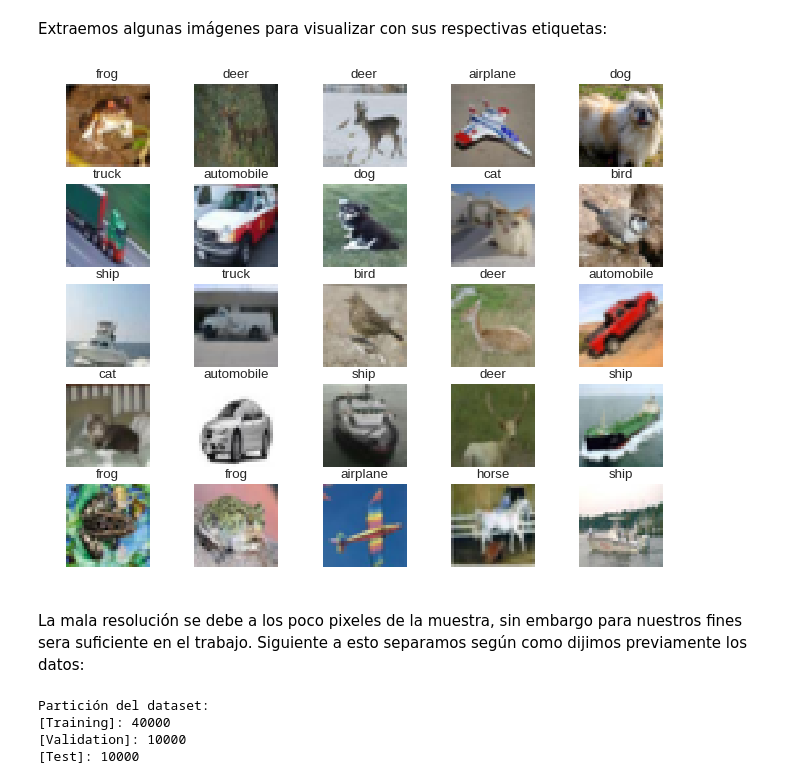
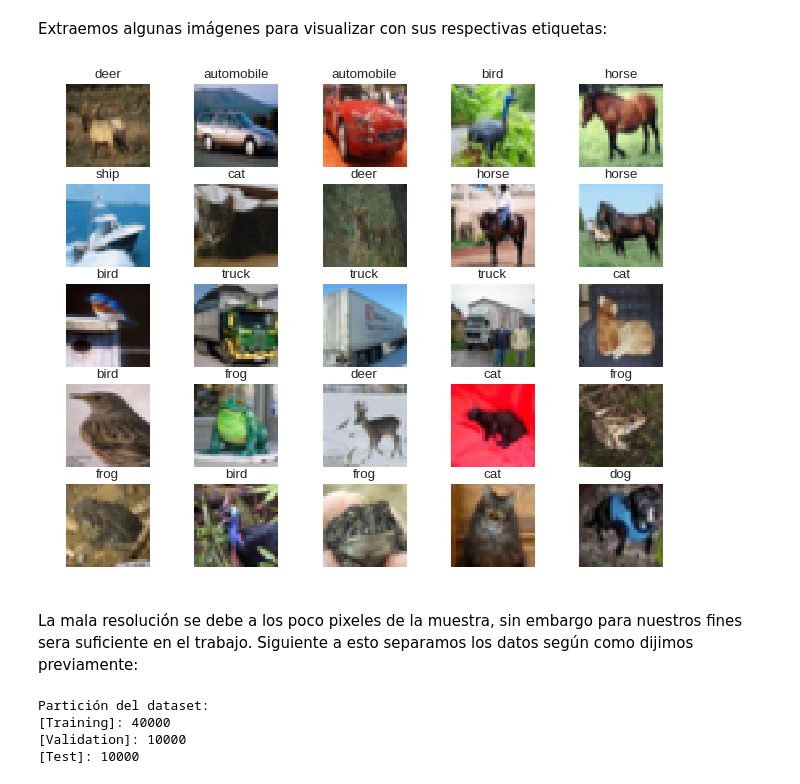
Before and after one commit to rigonzal/ANN, a Jupyter notebook: Approach2/Pregunta_1_colab.ipynb, the cells around one changed output. Cells and saved outputs as stored; diff of their text form; code cells hidden in the pictures.

```diff
--- a/Approach2/Pregunta_1_colab.ipynb
+++ b/Approach2/Pregunta_1_colab.ipynb
@@ -52,16 +61,17 @@ label_names = ['airplane', 'automobile', 'bird', 'cat', 'deer', 'dog', 'frog', '
 # %% [markdown]
 Extraemos algunas imágenes para visualizar con sus respectivas etiquetas:
 # %%
+import random
 # Aumentamos el tamaño del plot
 plt.figure(num=None, figsize=(10, 8), dpi=80, facecolor='w', edgecolor='k')
-
+rand =  random.randint(0, 5)
 for i in range(25):
   plt.subplot(5,5,i+1)
-  plt.title(label_names[y_train[10*i][0]])
+  plt.title(label_names[y_train[i+rand][0]])
   plt.axis('off')
-  _=plt.imshow(x_train[10*i])
+  _=plt.imshow(x_train[i+rand])
 # %% [output]
-[figure, old version]
+[figure, new version]
 # %% [markdown]
-La mala resolución se debe a los poco pixeles de la muestra, sin embargo para nuestros fines sera suficiente en el trabajo. Siguiente a esto separamos según como dijimos previamente los datos:
+La mala resolución se debe a los poco pixeles de la muestra, sin embargo para nuestros fines sera suficiente en el trabajo. Siguiente a esto separamos  los datos según como dijimos previamente:
 # %%
```
Also changed, not shown: parts of 43 cells of this notebook.
